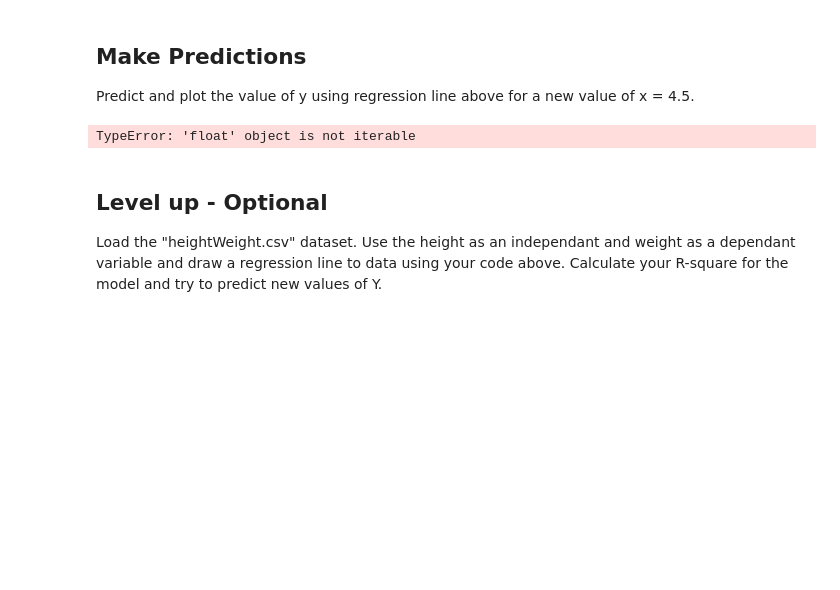
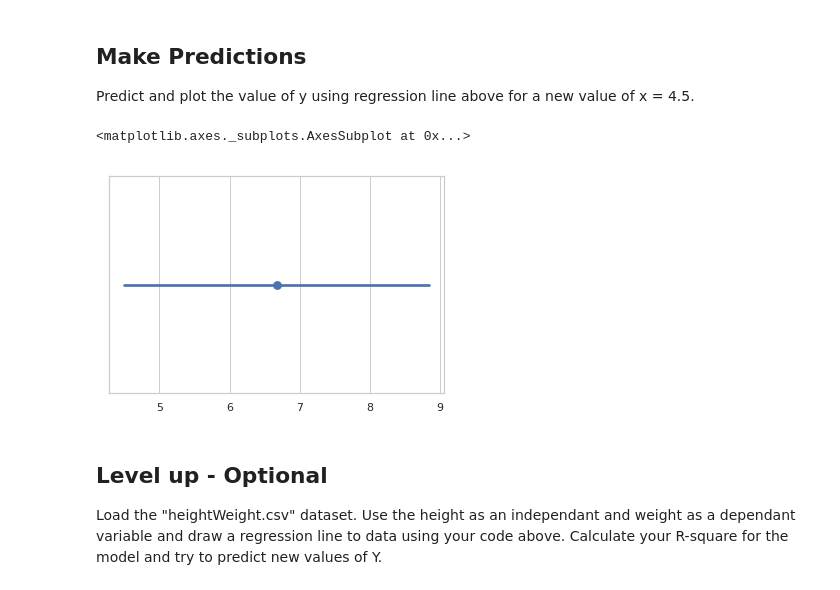
Before and after one commit to UpwardTrajectory/dsc-0-10-10-complete-regression-seattle-ds-career-040119, a Jupyter notebook: index.ipynb, the cells around one changed output. Drawn from its saved outputs; the diff is of its cells as text; code cells hidden in the pictures; blank space fills up the shorter version.

```diff
--- a/index.ipynb
+++ b/index.ipynb
@@ -79,9 +79,10 @@ Predict and plot the value of y using regression line above for a new value of x
 def predict_y(x):
     return m*x+b
 # %%
-sns.pointplot(4.5, predict_y(4.5))
+sns.pointplot((4.5, predict_y(4.5)))
 # %% [output]
-TypeError: 'float' object is not iterable
+<matplotlib.axes._subplots.AxesSubplot at 0x...>
+[figure, added]
 # %% [markdown]
 ## Level up - Optional
 Load the "heightWeight.csv" dataset. Use the height as an independant and weight as a dependant variable and draw a regression line to data using your code above. Calculate your R-square for the model and try to predict new values of Y.
```
